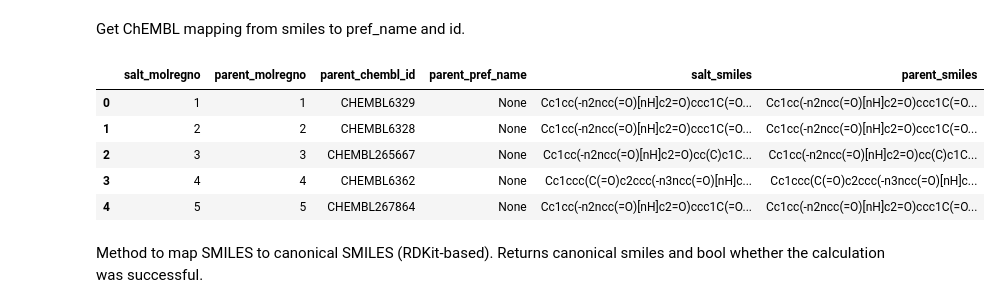
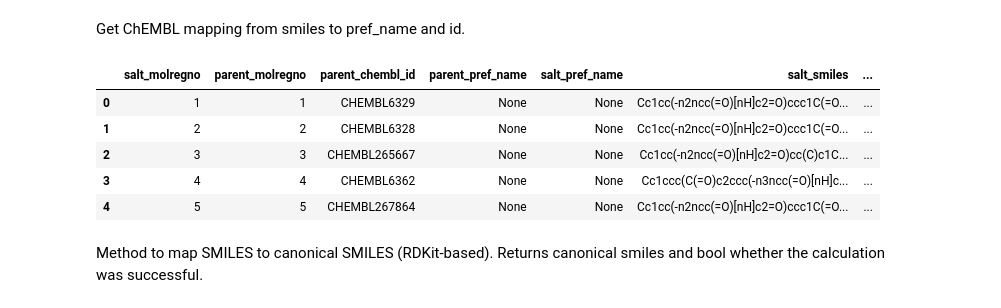
Before and after one commit to chembl/compound_target_pairs_dataset, a Jupyter notebook: Oral_drug_set.ipynb, the cells around one changed output. Saved outputs shown, nothing was run; the diff lists cells and outputs as text; code cells hidden in the pictures.

Commit message:
added salt pref_name, added canonical smiles without stereo info

```diff
--- a/Oral_drug_set.ipynb
+++ b/Oral_drug_set.ipynb
@@ -32,26 +32,29 @@ Get ChEMBL mapping from smiles to pref_name and id.
 # %%
 # Map smiles to salt smiles and parent smiles and parent info
 sql = '''
 SELECT DISTINCT mh.molregno as salt_molregno, mh.parent_molregno,
-    md.chembl_id as parent_chembl_id, md.pref_name as parent_pref_name,
-    struct.canonical_smiles as salt_smiles, struct_parent.canonical_smiles as parent_smiles    -- salt smiles, parent smiles
+    md_parent.chembl_id as parent_chembl_id, md_parent.pref_name as parent_pref_name,
+    md_salt.pref_name as salt_pref_name,
+    struct_salt.canonical_smiles as salt_smiles, struct_parent.canonical_smiles as parent_smiles
 FROM molecule_hierarchy mh
-INNER JOIN molecule_dictionary md
-    ON mh.parent_molregno = md.molregno   -- compound information based on parent compound
-INNER JOIN compound_structures struct
-    ON mh.molregno = struct.molregno                    -- salt structures
+INNER JOIN molecule_dictionary md_salt
+    ON mh.molregno = md_salt.molregno                   -- compound information based on salt form
+INNER JOIN molecule_dictionary md_parent
+    ON mh.parent_molregno = md_parent.molregno          -- compound information based on parent compound
+INNER JOIN compound_structures struct_salt
+    ON mh.molregno = struct_salt.molregno               -- salt structures
 INNER JOIN compound_structures struct_parent
     ON mh.parent_molregno = struct_parent.molregno      -- parent structures
 '''
 
 df_cpd_struct = pd.read_sql_query(sql, con=chembl_con)
 df_cpd_struct.head()
 # %% [output]
-|  | salt_molregno | parent_molregno | parent_chembl_id | parent_pref_name | salt_smiles | parent_smiles |
-| 0 | 1 | 1 | CHEMBL6329 | None | Cc1cc(-n2ncc(=O)[nH]c2=O)ccc1C(=O... | Cc1cc(-n2ncc(=O)[nH]c2=O)ccc1C(=O... |
-| 1 | 2 | 2 | CHEMBL6328 | None | Cc1cc(-n2ncc(=O)[nH]c2=O)ccc1C(=O... | Cc1cc(-n2ncc(=O)[nH]c2=O)ccc1C(=O... |
-| 2 | 3 | 3 | CHEMBL265667 | None | Cc1cc(-n2ncc(=O)[nH]c2=O)cc(C)c1C... | Cc1cc(-n2ncc(=O)[nH]c2=O)cc(C)c1C... |
-| 3 | 4 | 4 | CHEMBL6362 | None | Cc1ccc(C(=O)c2ccc(-n3ncc(=O)[nH]c... | Cc1ccc(C(=O)c2ccc(-n3ncc(=O)[nH]c... |
-| 4 | 5 | 5 | CHEMBL267864 | None | Cc1cc(-n2ncc(=O)[nH]c2=O)ccc1C(=O... | Cc1cc(-n2ncc(=O)[nH]c2=O)ccc1C(=O... |
+|  | salt_molregno | parent_molregno | parent_chembl_id | parent_pref_name | salt_pref_name | salt_smiles | ... |
+| 0 | 1 | 1 | CHEMBL6329 | None | None | Cc1cc(-n2ncc(=O)[nH]c2=O)ccc1C(=O... | ... |
+| 1 | 2 | 2 | CHEMBL6328 | None | None | Cc1cc(-n2ncc(=O)[nH]c2=O)ccc1C(=O... | ... |
+| 2 | 3 | 3 | CHEMBL265667 | None | None | Cc1cc(-n2ncc(=O)[nH]c2=O)cc(C)c1C... | ... |
+| 3 | 4 | 4 | CHEMBL6362 | None | None | Cc1ccc(C(=O)c2ccc(-n3ncc(=O)[nH]c... | ... |
+| 4 | 5 | 5 | CHEMBL267864 | None | None | Cc1cc(-n2ncc(=O)[nH]c2=O)ccc1C(=O... | ... |
 # %% [markdown]
 Method to map SMILES to canonical SMILES (RDKit-based). Returns canonical smiles and bool whether the calculation was successful.
```
Also changed, not shown: parts of 10 cells of this notebook.
